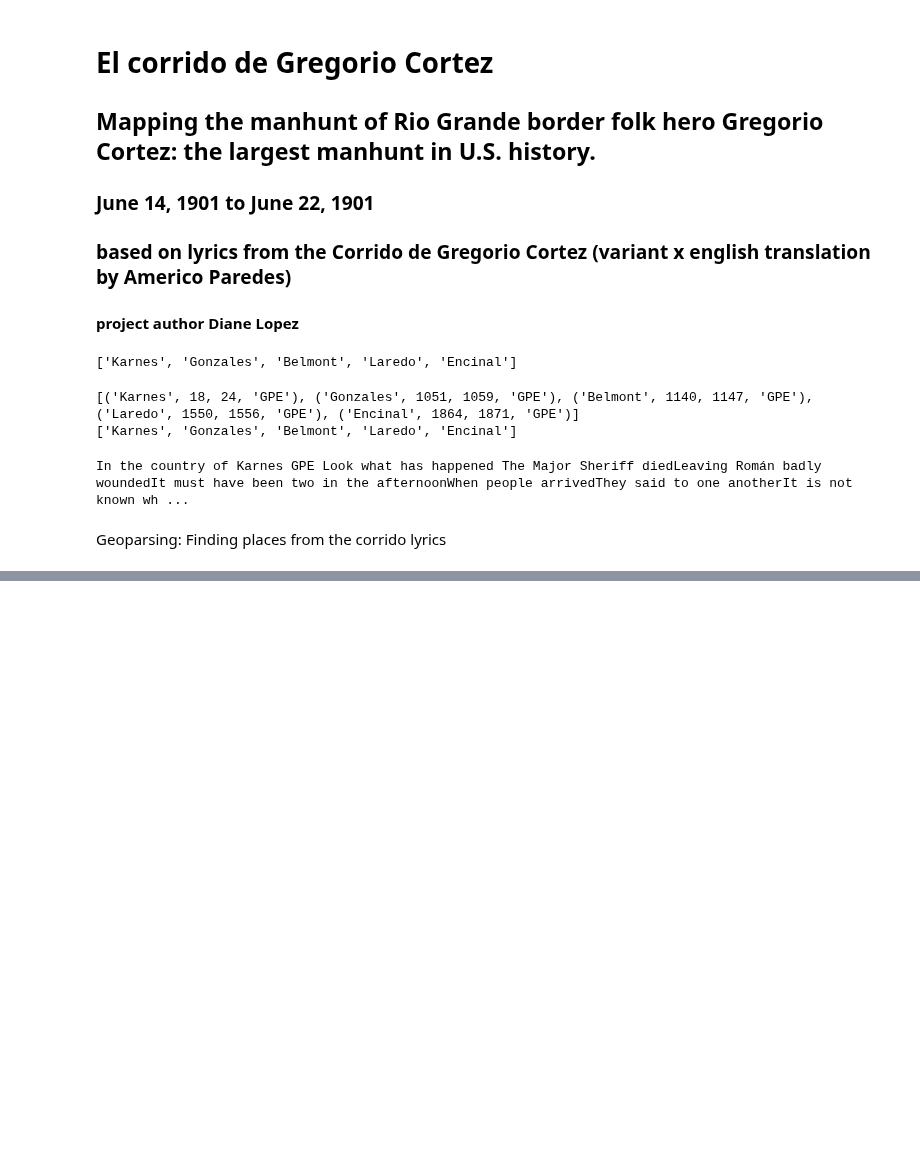
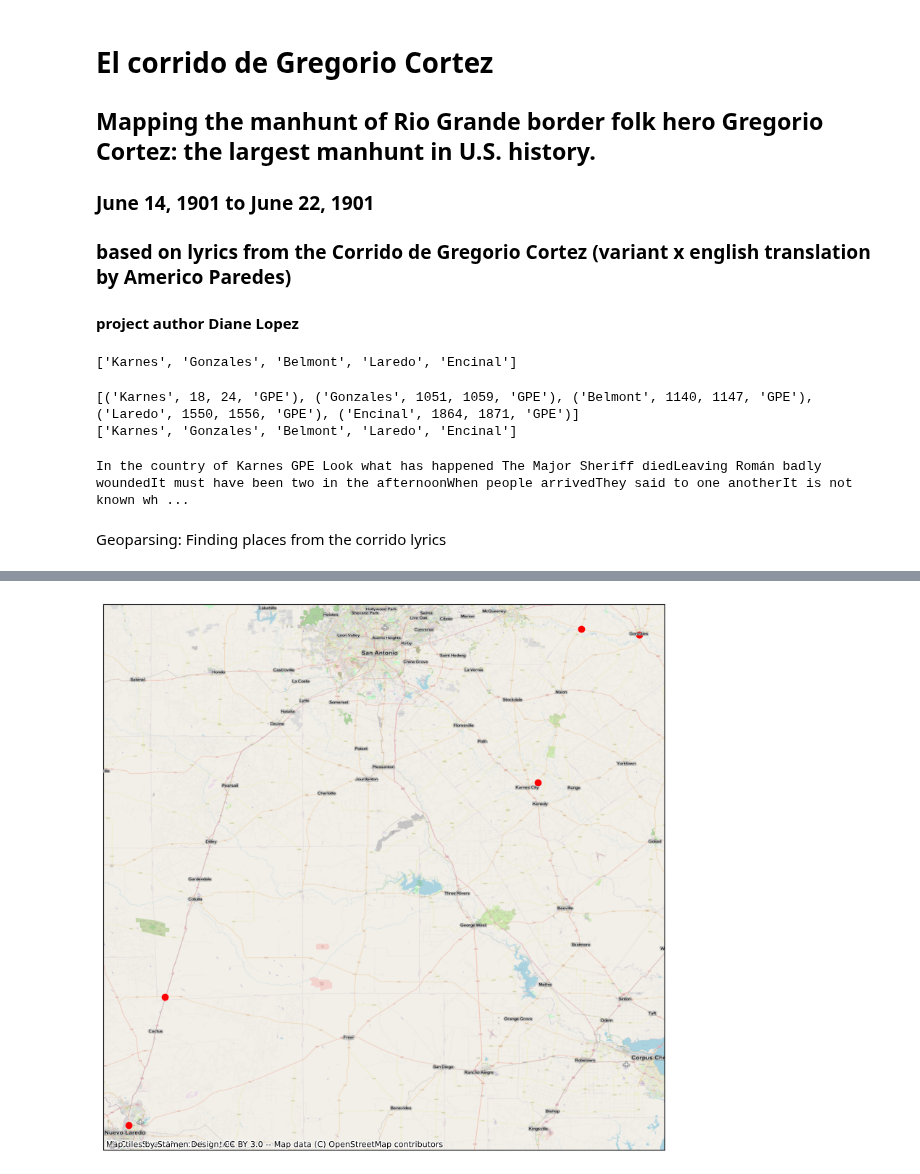
Before and after one commit to dianita956/Corridos, a Jupyter notebook: El_Corrido_de_Gregorio_Cortez_Variant_X_English.ipynb, the cells around one changed output, grey strips where cells are left out. Saved outputs shown, nothing was run; the diff lists cells and outputs as text; code cells hidden in the pictures; blank space fills up the shorter version.

```diff
--- a/El_Corrido_de_Gregorio_Cortez_Variant_X_English.ipynb
+++ b/El_Corrido_de_Gregorio_Cortez_Variant_X_English.ipynb
@@ -212,0 +98,6 @@ fig.write_html("../corridos/gregmap.html")
+# %%
+df = pd.DataFrame(ents, columns=["NER_Places"])
+geolocator = ArcGIS(user_agent='CorridosMap')
+geocode = lambda query: geolocator.geocode("%s, Texas" % query)
+df['Location'] = df['NER_Places'].apply(geocode)
+df
@@ -212,0 +111,3 @@ fig.write_html("../corridos/gregmap.html")
+# %%
+gpd = gpd.tools.geocode(df.Location, provider='ArcGIS')
+gpd
@@ -212,0 +121,10 @@ fig.write_html("../corridos/gregmap.html")
+# %%
+ax = gpd.plot(color="red", figsize=(10,10))
+
+#cx.add_basemap(ax, crs=gpd.crs)
+cx.add_basemap(ax, crs=gpd.crs, source=cx.providers.OpenStreetMap.Mapnik, zoom=12)
+cx.add_basemap(ax, crs=gpd.crs, source=cx.providers.Stamen.TonerLabels, zoom=10)
+
+ax.tick_params(left = False, right = False , labelleft = False ,labelbottom = False, bottom = False)
+# %% [output]
+[figure, added]
```
Also changed, not shown: parts of 24 cells of this notebook, 1 other file.
